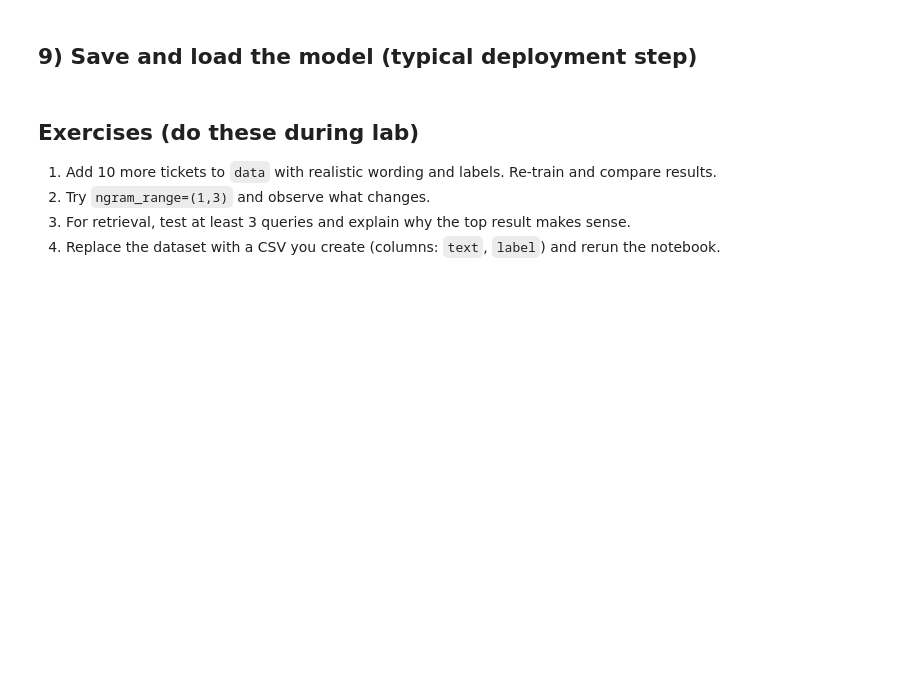
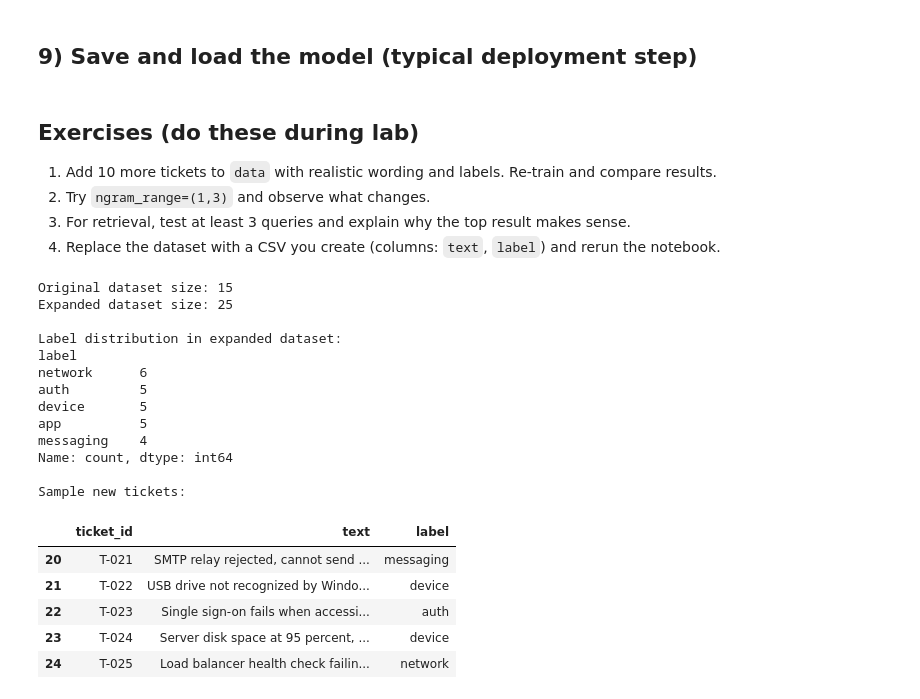
Before and after one commit to twsherpa30/aig230_lab3_TseringWangchukSherpa, a Jupyter notebook: starter/text_representation.ipynb, the cells around one changed output. Cells and saved outputs as stored; diff of their text form; code cells hidden in the pictures; blank space fills up the shorter version.

```diff
--- a/starter/text_representation.ipynb
+++ b/starter/text_representation.ipynb
@@ -194,3 +334,48 @@ In production, you may need:
 2) Try `ngram_range=(1,3)` and observe what changes.
 3) For retrieval, test at least 3 queries and explain why the top result makes sense.
 4) Replace the dataset with a CSV you create (columns: `text`, `label`) and rerun the notebook.
+# %%
+# Exercise 1: Add 10 more tickets with realistic wording and labels
+new_tickets = [
+    ("T-016", "Database connection pool exhausted, application cannot connect to DB", "app"),
+    ("T-017", "SSL certificate expired on internal web server, HTTPS fails", "network"),
+    ("T-018", "Two-factor authentication code not sent to registered phone number", "auth"),
+    ("T-019", "Firewall blocking outbound traffic on port 443, web requests failing", "network"),
+    ("T-020", "Application crashes with out of memory error during peak load", "app"),
+    ("T-021", "SMTP relay rejected, cannot send external emails from company domain", "messaging"),
+    ("T-022", "USB drive not recognized by Windows, shows as unknown device", "device"),
+    ("T-023", "Single sign-on fails when accessing third-party application", "auth"),
+    ("T-024", "Server disk space at 95 percent, cleanup needed urgently", "device"),
+    ("T-025", "Load balancer health check failing, traffic not routing properly", "network"),
+]
+
+# Combine with original data
+expanded_data = data + new_tickets
+df_expanded = pd.DataFrame(expanded_data, columns=["ticket_id", "text", "label"])
+
+print(f"Original dataset size: {len(data)}")
+print(f"Expanded dataset size: {len(df_expanded)}")
+print(f"\nLabel distribution in expanded dataset:")
+print(df_expanded['label'].value_counts())
+print(f"\nSample new tickets:")
+df_expanded.tail(5)
+# %% [output]
+Original dataset size: 15
+Expanded dataset size: 25
+
+Label distribution in expanded dataset:
+label
+network      6
+auth         5
+device       5
+app          5
+messaging    4
+Name: count, dtype: int64
+
+Sample new tickets:
+|  | ticket_id | text | label |
+| 20 | T-021 | SMTP relay rejected, cannot send ... | messaging |
+| 21 | T-022 | USB drive not recognized by Windo... | device |
+| 22 | T-023 | Single sign-on fails when accessi... | auth |
+| 23 | T-024 | Server disk space at 95 percent, ... | device |
+| 24 | T-025 | Load balancer health check failin... | network |
```
Also changed, not shown: parts of 19 cells of this notebook, 4 other files.
